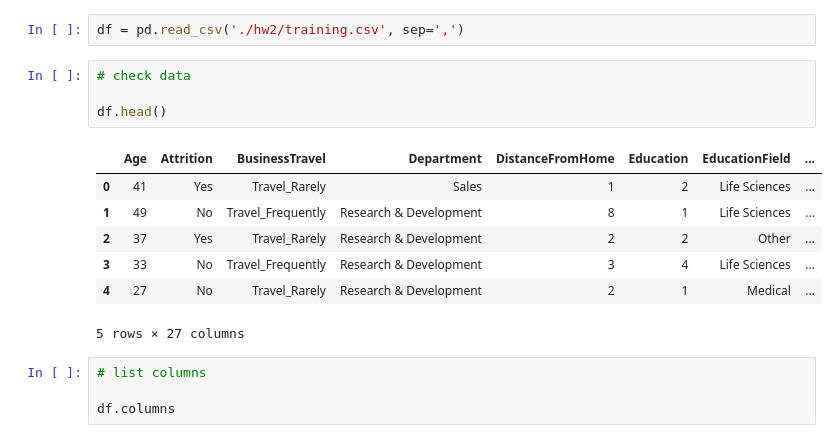
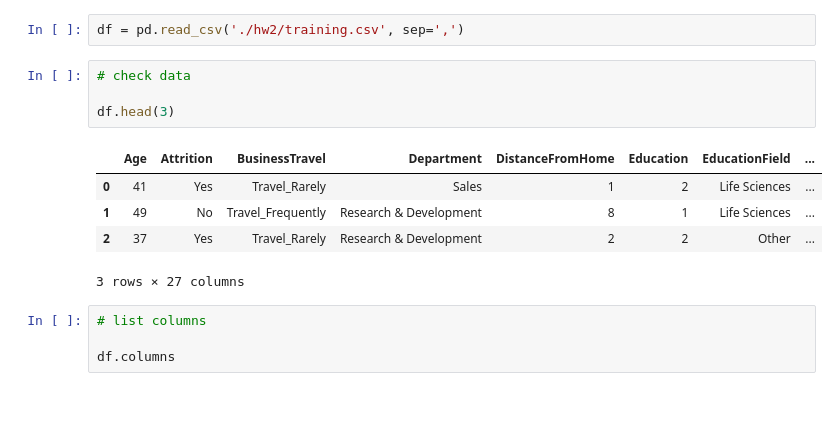
Before and after one commit to cchuang1024/nccu-data-mining, a Jupyter notebook: HW2.ipynb, the cells around one changed output. Saved outputs shown, nothing was run; the diff lists cells and outputs as text; blank space fills up the shorter version.

```diff
--- a/HW2.ipynb
+++ b/HW2.ipynb
@@ -8,15 +15,13 @@ df = pd.read_csv('./hw2/training.csv', sep=',')
 # %%
 # check data
 
-df.head()
+df.head(3)
 # %% [output]
 |  | Age | Attrition | BusinessTravel | Department | DistanceFromHome | Education | EducationField | ... |
 | 0 | 41 | Yes | Travel_Rarely | Sales | 1 | 2 | Life Sciences | ... |
 | 1 | 49 | No | Travel_Frequently | Research & Development | 8 | 1 | Life Sciences | ... |
 | 2 | 37 | Yes | Travel_Rarely | Research & Development | 2 | 2 | Other | ... |
-| 3 | 33 | No | Travel_Frequently | Research & Development | 3 | 4 | Life Sciences | ... |
-| 4 | 27 | No | Travel_Rarely | Research & Development | 2 | 1 | Medical | ... |
-5 rows × 27 columns
+3 rows × 27 columns
 # %%
 # list columns
 
```
Also changed, not shown: parts of 10 cells of this notebook.
